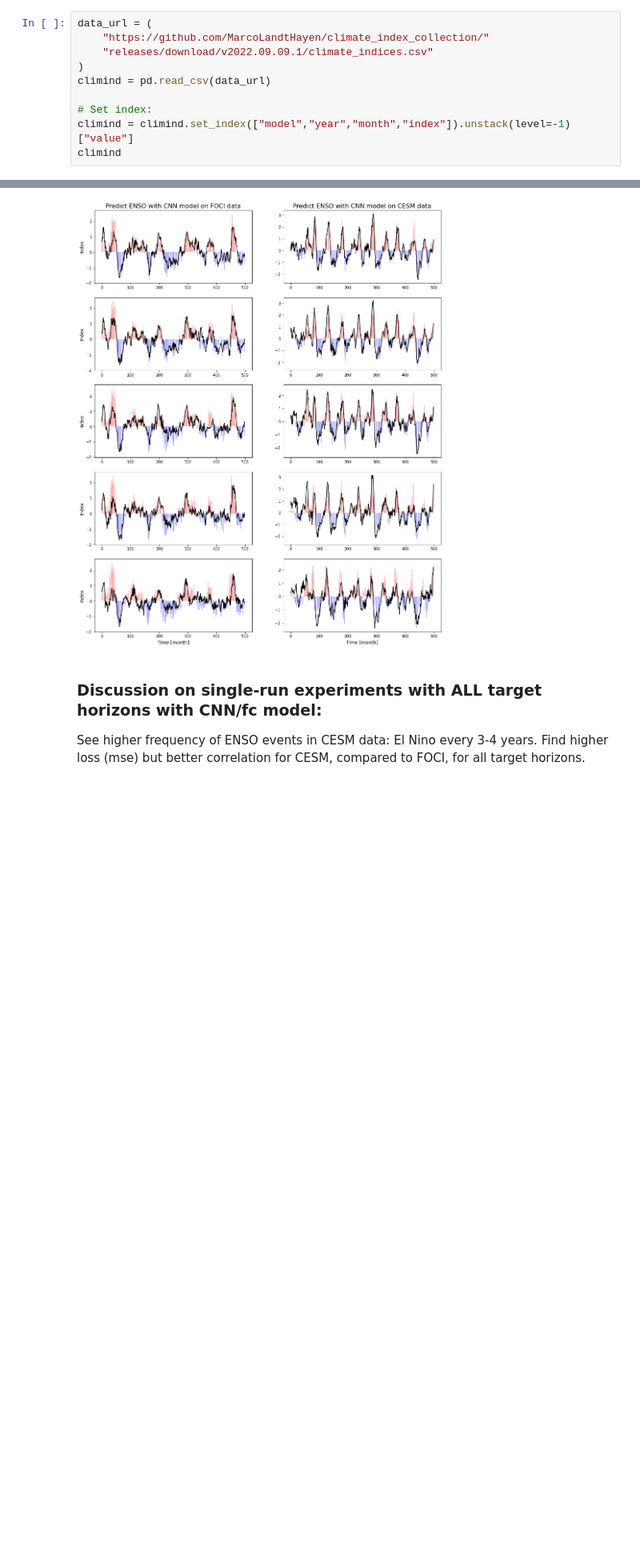
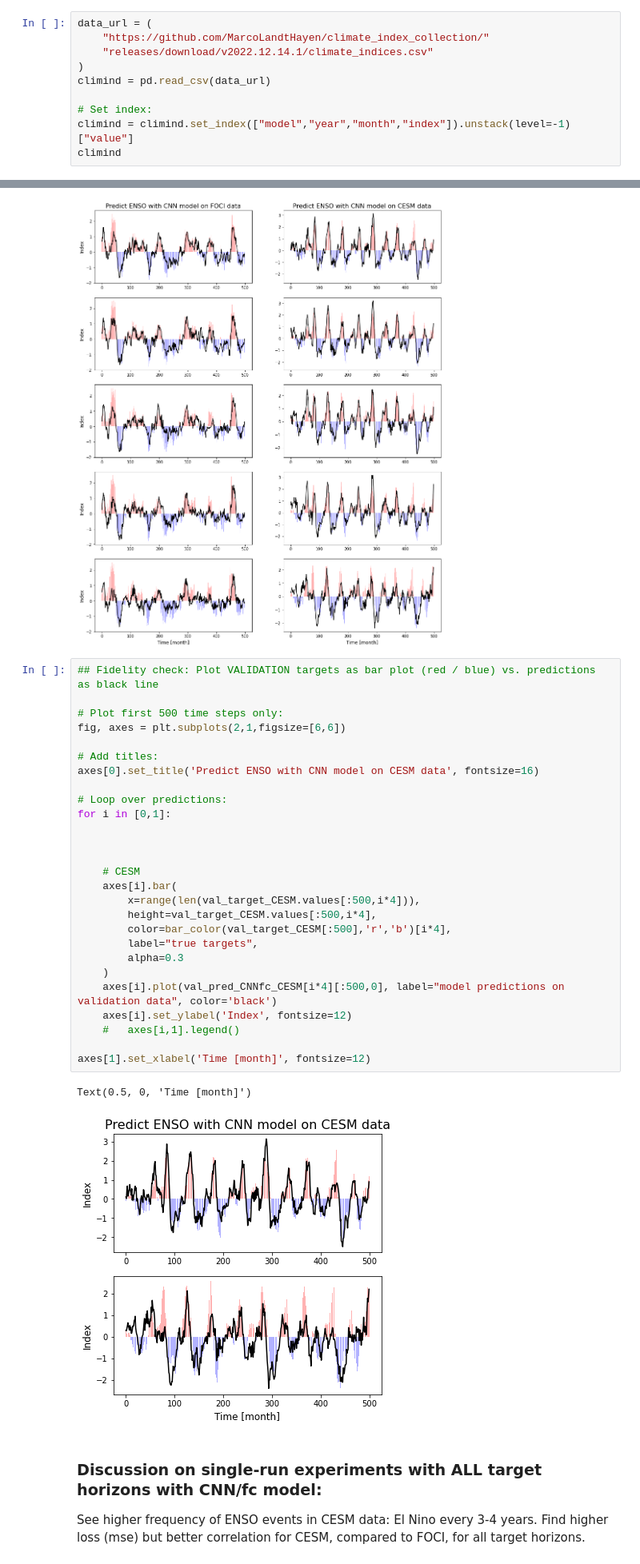
Before and after one commit to MarcoLandtHayen/cicmod_application, a Jupyter notebook: notebooks/2_ENSO_Prediction.ipynb, the cells around one changed output, grey strips where cells are left out. Shown at 80% size. Saved outputs shown, nothing was run; the diff lists cells and outputs as text; blank space fills up the shorter version.

Commit message:
Update release number in data loading

```diff
--- a/notebooks/2_ENSO_Prediction.ipynb
+++ b/notebooks/2_ENSO_Prediction.ipynb
@@ -51,7 +51,7 @@ Load collection of climate indices directly from GitHub release.
 # %%
 data_url = (
     "https://github.com/MarcoLandtHayen/climate_index_collection/"
-    "releases/download/v2022.09.09.1/climate_indices.csv"
+    "releases/download/v2022.12.14.1/climate_indices.csv"
 )
 climind = pd.read_csv(data_url)
 
@@ -725,6 +725,36 @@ axes[len(val_pred_CNNfc_FOCI)-1,1].set_xlabel('Time [month]', fontsize=12)
 # %% [output]
 Text(0.5, 0, 'Time [month]')
 [figure]
+# %%
+## Fidelity check: Plot VALIDATION targets as bar plot (red / blue) vs. predictions as black line
+
+# Plot first 500 time steps only:
+fig, axes = plt.subplots(2,1,figsize=[6,6])
+
+# Add titles:
+axes[0].set_title('Predict ENSO with CNN model on CESM data', fontsize=16)
+
+# Loop over predictions:
+for i in [0,1]:
+
+
+
+    # CESM
+    axes[i].bar(
+        x=range(len(val_target_CESM.values[:500,i*4])),
+        height=val_target_CESM.values[:500,i*4],
+        color=bar_color(val_target_CESM[:500],'r','b')[i*4],
+        label="true targets",
+        alpha=0.3
+    )
+    axes[i].plot(val_pred_CNNfc_CESM[i*4][:500,0], label="model predictions on validation data", color='black')
+    axes[i].set_ylabel('Index', fontsize=12)
+    #   axes[i,1].legend()
+
+axes[1].set_xlabel('Time [month]', fontsize=12)
+# %% [output]
+Text(0.5, 0, 'Time [month]')
+[figure, added]
 # %% [markdown]
 ### Discussion on single-run experiments with ALL target horizons with CNN/fc model:
 
```
Also changed, not shown: parts of 2 cells of this notebook, 3 other files.
